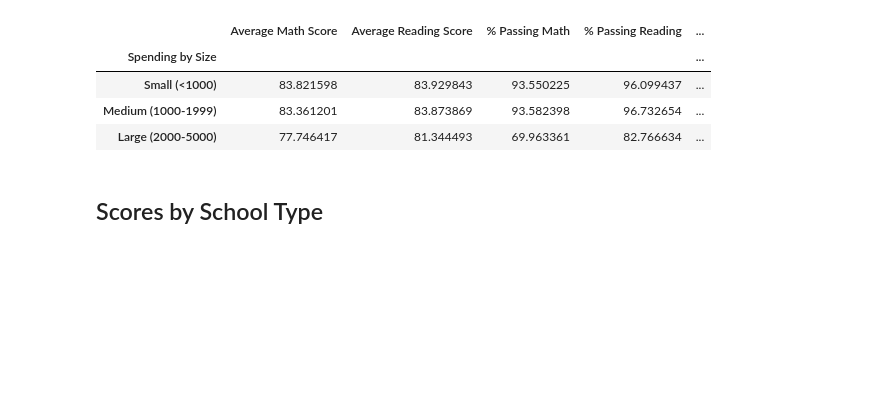
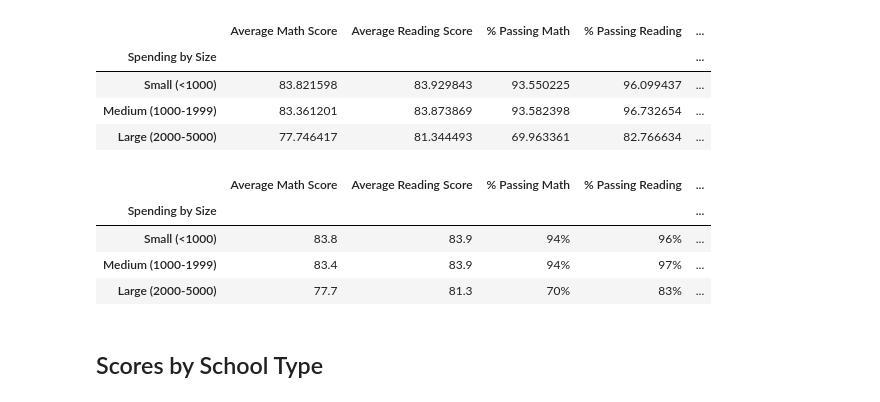
Before and after one commit to Olibabba/Week4_Jupyter_HW, a Jupyter notebook: PyCitySchools_Challenge.ipynb, the cells around one changed output. Saved outputs shown, nothing was run; the diff lists cells and outputs as text; code cells hidden in the pictures; blank space fills up the shorter version.

```diff
--- a/PyCitySchools_Challenge.ipynb
+++ b/PyCitySchools_Challenge.ipynb
@@ -537,6 +559,23 @@ scores_size
 | Large (2000-5000) | 77.746417 | 81.344493 | 69.963361 | 82.766634 | ... |
 # %%
 # Format the DataFrame
+scores_size["Average Math Score"] = scores_size["Average Math Score"].map("{:.1f}".format)
+
+scores_size["Average Reading Score"] = scores_size["Average Reading Score"].map("{:.1f}".format)
+
+scores_size["% Passing Math"] = scores_size["% Passing Math"].map("{:.0f}%".format)
+
+scores_size["% Passing Reading"] = scores_size["% Passing Reading"].map("{:.0f}%".format)
+
+scores_size["% Overall Passing"] = scores_size["% Overall Passing"].map("{:.0f}%".format)
+
+scores_size
+# %% [output]
+|  | Average Math Score | Average Reading Score | % Passing Math | % Passing Reading | ... |
+| Spending by Size |  |  |  |  | ... |
+| Small (<1000) | 83.8 | 83.9 | 94% | 96% | ... |
+| Medium (1000-1999) | 83.4 | 83.9 | 94% | 97% | ... |
+| Large (2000-5000) | 77.7 | 81.3 | 70% | 83% | ... |
 # %% [markdown]
 ## Scores by School Type
 # %%
```
Also changed, not shown: parts of 12 cells of this notebook, 5 other files.
